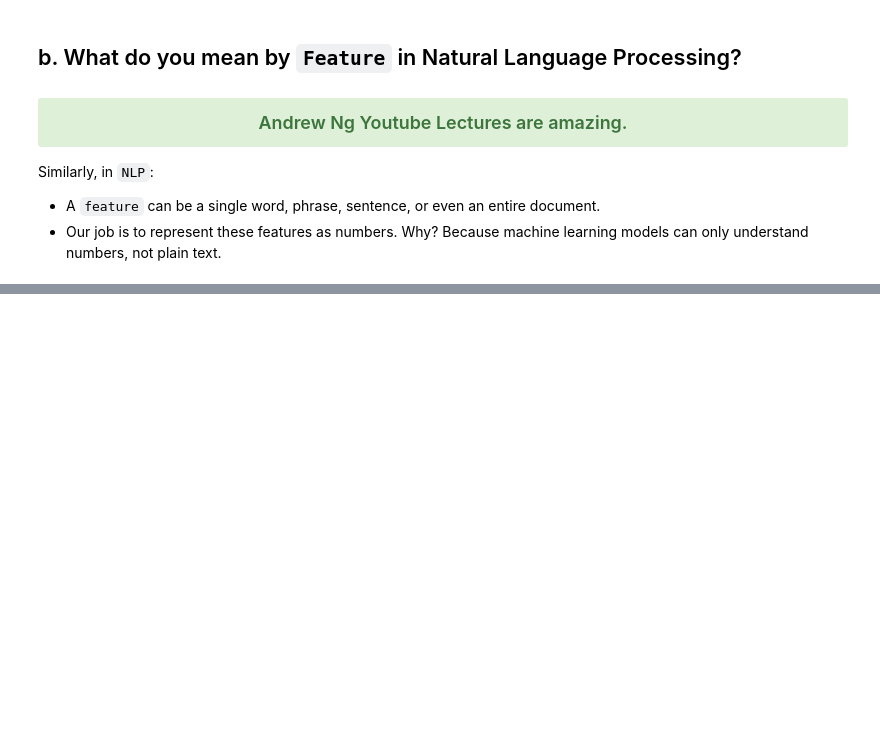
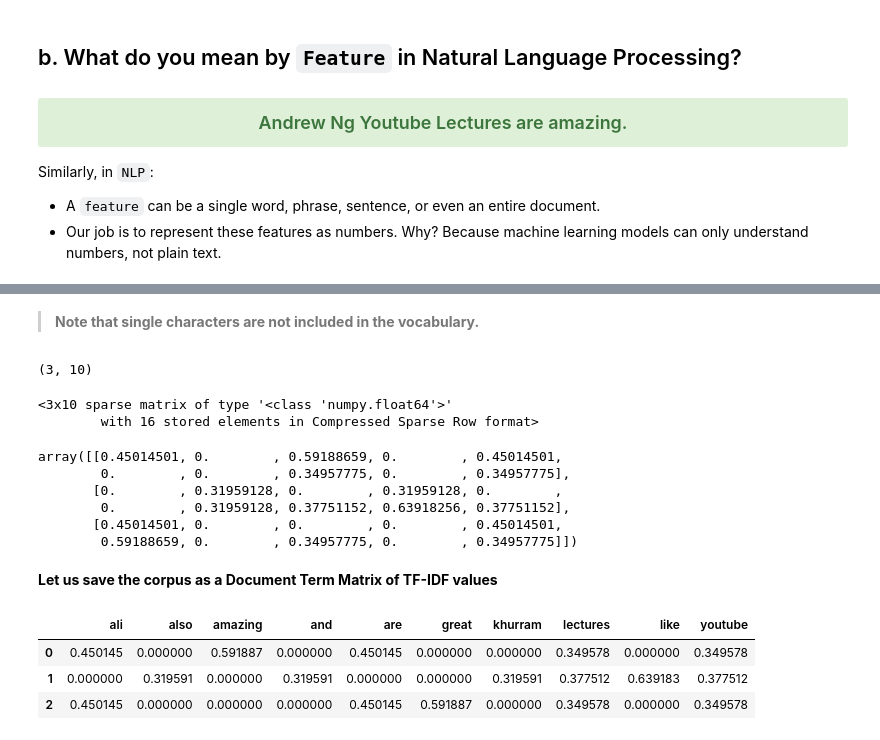
Before and after one commit to ehtisham-sadiq/AI-Learning-Path, a Jupyter notebook: 04_Introduction_to_NLP/04_Feature_Engineering.ipynb, the cells around one changed output, grey strips where cells are left out. Drawn from its saved outputs; the diff is of its cells as text; code cells hidden in the pictures; blank space fills up the shorter version.

```diff
--- a/04_Introduction_to_NLP/04_Feature_Engineering.ipynb
+++ b/04_Introduction_to_NLP/04_Feature_Engineering.ipynb
@@ -85,0 +828,11 @@ This approach ensures that text entities are numerically encoded for further mac
+# %%
+corpus = [
+    "Ali YouTube lectures are amazing",
+    "I like YouTube lectures and Khurram also like YouTube lectures",
+    "Ali YouTube lectures are great"
+]
+# %%
+# Create an instance of TfidfVectorizer
+from sklearn.feature_extraction.text import TfidfVectorizer
+tfidf_vec = TfidfVectorizer()
+type(tfidf_vec)
@@ -85,0 +841,2 @@ This approach ensures that text entities are numerically encoded for further mac
+# %%
+tfidf = tfidf_vec.fit_transform(corpus) # generates vocabulary dictionary and returns a DTM having TF-IDF values
@@ -85,0 +853,31 @@ This approach ensures that text entities are numerically encoded for further mac
+# %% [markdown]
+> **Note that single characters are not included in the vocabulary.**
+# %%
+tfidf.shape
+# %% [output]
+(3, 10)
+# %%
+tfidf
+# %% [output]
+<3x10 sparse matrix of type '<class 'numpy.float64'>'
+        with 16 stored elements in Compressed Sparse Row format>
+# %%
+# since the tfidf is sparse matrix, we need to convert it to a dense matrix by using numpy toarray() or todense() method
+tfidf.toarray()
+# %% [output]
+array([[0.45014501, 0.        , 0.59188659, 0.        , 0.45014501,
+        0.        , 0.        , 0.34957775, 0.        , 0.34957775],
+       [0.        , 0.31959128, 0.        , 0.31959128, 0.        ,
+        0.        , 0.31959128, 0.37751152, 0.63918256, 0.37751152],
+       [0.45014501, 0.        , 0.        , 0.        , 0.45014501,
+        0.59188659, 0.        , 0.34957775, 0.        , 0.34957775]])
+# %% [markdown]
+**Let us save the corpus as a Document Term Matrix of TF-IDF values**
+# %%
+dtm2 = pd.DataFrame(data=tfidf.toarray(), columns=tfidf_vec.get_feature_names_out())
+dtm2
+# %% [output]
+|  | ali | also | amazing | and | are | great | khurram | lectures | like | youtube |
+| 0 | 0.450145 | 0.000000 | 0.591887 | 0.000000 | 0.450145 | 0.000000 | 0.000000 | 0.349578 | 0.000000 | 0.349578 |
+| 1 | 0.000000 | 0.319591 | 0.000000 | 0.319591 | 0.000000 | 0.000000 | 0.319591 | 0.377512 | 0.639183 | 0.377512 |
+| 2 | 0.450145 | 0.000000 | 0.000000 | 0.000000 | 0.450145 | 0.591887 | 0.000000 | 0.349578 | 0.000000 | 0.349578 |
```
Also changed, not shown: parts of 72 cells of this notebook, 4 other files.
